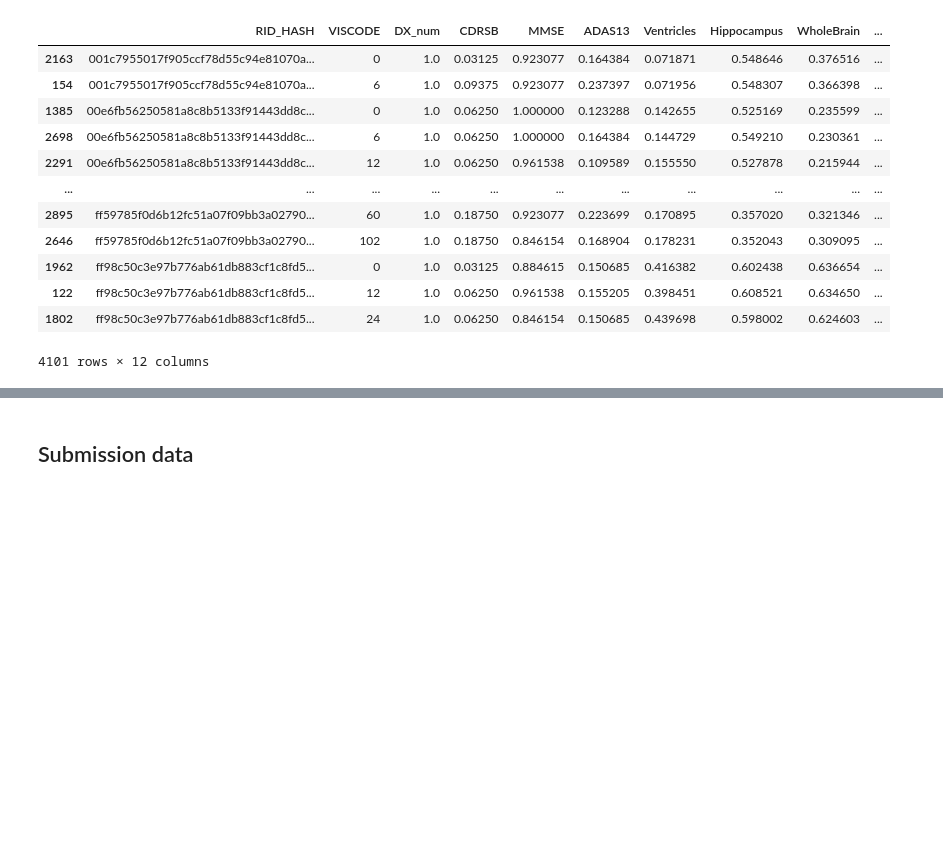
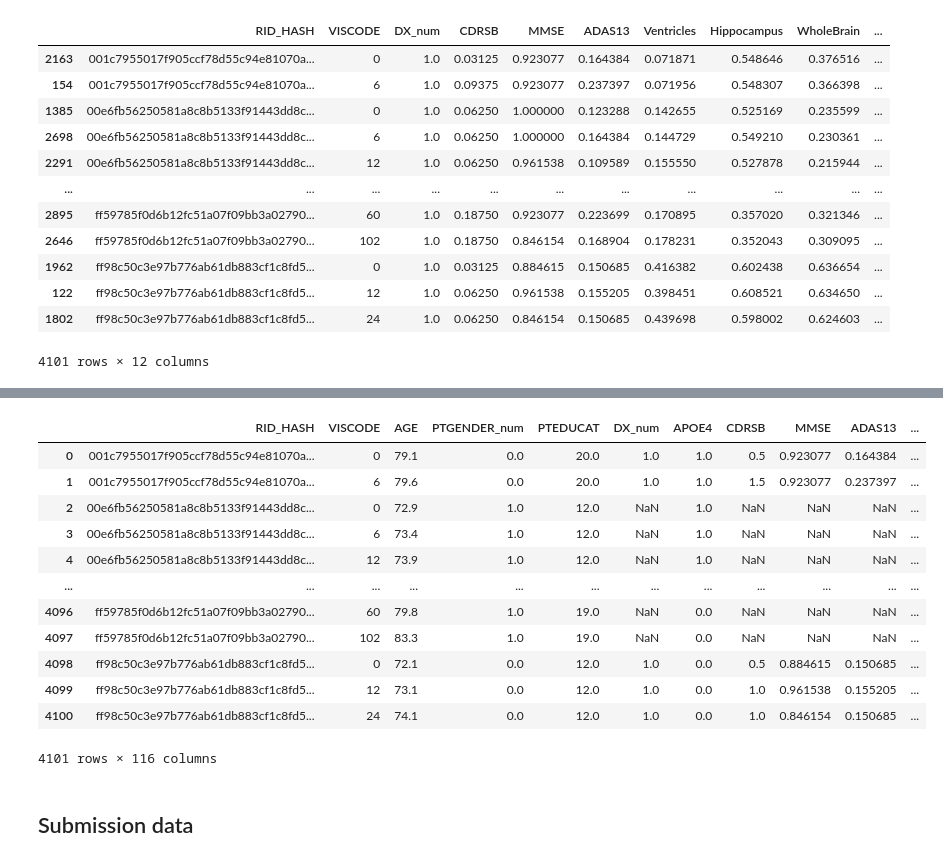
Before and after one commit to bcebere/genentech-404-challenge, a Jupyter notebook: explore_score_take7.ipynb, the cells around one changed output, grey strips where cells are left out. Cells and saved outputs as stored; diff of their text form; code cells hidden in the pictures; blank space fills up the shorter version.

```diff
--- a/explore_score_take7.ipynb
+++ b/explore_score_take7.ipynb
@@ -739,0 +785,61 @@ train_latents["LSTM"][0]
+# %%
+def map_latent_columns(s: str):
+    return f"latent_{s}"
+
+
+def expand_input_df(ref_df, mode):
+    ref_id = dataframe_hash(ref_df)
+    bkp_file = workspace / f"latent_ext_version_{ref_id}_{mode}.csv"
+
+    if bkp_file.exists():
+        return pd.read_csv(bkp_file)
+    latent = generate_latent_repr(ref_df, mode = mode)
+    latent = latent.rename(map_latent_columns, axis = "columns")
+
+    output = ref_df.copy()
+    output[latent.columns] = 0
+
+    for rid in ref_df["RID_HASH"].unique():
+        local_latent = latent[latent["latent_RID_HASH"] == rid].values
+        assert len(local_latent) == 1
+        assert len(local_latent[0]) == len(latent.columns)
+
+        output.loc[output["RID_HASH"] == rid, latent.columns] = local_latent
+    output = output.drop(columns = ["latent_RID_HASH"])
+    output = output.reset_index(drop = True)
+
+    output.to_csv(bkp_file, index = None)
+    return output
+
+def prepare_imputation_input(ref_df, mode):
+    ext_ref_df = expand_input_df(ref_df, mode = mode)
+
+    ext_ref_df = prepare_consts(dev_set, ext_ref_df)
+    ext_ref_df = prepare_age(dev_set, ext_ref_df)
+
+    return ext_ref_df
+
+eval_mode = "Transformer"
+dev_1_ext = prepare_imputation_input(dev_1, mode = eval_mode)
+dev_2_ext = prepare_imputation_input(dev_2, mode = eval_mode)
+dev_sim_A_ext = prepare_imputation_input(dev_sim_A, mode = eval_mode)
+dev_sim_B_ext = prepare_imputation_input(dev_sim_B, mode = eval_mode)
+test_A_ext = prepare_imputation_input(test_A, mode = eval_mode)
+test_B_ext = prepare_imputation_input(test_B, mode = eval_mode)
+dev_set_ext = prepare_imputation_input(dev_set, mode = eval_mode)
+
+dev_1_ext
+# %% [output]
+|  | RID_HASH | VISCODE | AGE | PTGENDER_num | PTEDUCAT | DX_num | APOE4 | CDRSB | MMSE | ADAS13 | ... |
+| 0 | 001c7955017f905ccf78d55c94e81070a... | 0 | 79.1 | 0.0 | 20.0 | 1.0 | 1.0 | 0.5 | 0.923077 | 0.164384 | ... |
+| 1 | 001c7955017f905ccf78d55c94e81070a... | 6 | 79.6 | 0.0 | 20.0 | 1.0 | 1.0 | 1.5 | 0.923077 | 0.237397 | ... |
+| 2 | 00e6fb56250581a8c8b5133f91443dd8c... | 0 | 72.9 | 1.0 | 12.0 | NaN | 1.0 | NaN | NaN | NaN | ... |
+| 3 | 00e6fb56250581a8c8b5133f91443dd8c... | 6 | 73.4 | 1.0 | 12.0 | NaN | 1.0 | NaN | NaN | NaN | ... |
+| 4 | 00e6fb56250581a8c8b5133f91443dd8c... | 12 | 73.9 | 1.0 | 12.0 | NaN | 1.0 | NaN | NaN | NaN | ... |
+| ... | ... | ... | ... | ... | ... | ... | ... | ... | ... | ... | ... |
+| 4096 | ff59785f0d6b12fc51a07f09bb3a02790... | 60 | 79.8 | 1.0 | 19.0 | NaN | 0.0 | NaN | NaN | NaN | ... |
+| 4097 | ff59785f0d6b12fc51a07f09bb3a02790... | 102 | 83.3 | 1.0 | 19.0 | NaN | 0.0 | NaN | NaN | NaN | ... |
+| 4098 | ff98c50c3e97b776ab61db883cf1c8fd5... | 0 | 72.1 | 0.0 | 12.0 | 1.0 | 0.0 | 0.5 | 0.884615 | 0.150685 | ... |
+| 4099 | ff98c50c3e97b776ab61db883cf1c8fd5... | 12 | 73.1 | 0.0 | 12.0 | 1.0 | 0.0 | 1.0 | 0.961538 | 0.155205 | ... |
+| 4100 | ff98c50c3e97b776ab61db883cf1c8fd5... | 24 | 74.1 | 0.0 | 12.0 | 1.0 | 0.0 | 1.0 | 0.846154 | 0.150685 | ... |
+4101 rows × 116 columns
```
Also changed, not shown: parts of 19 cells of this notebook, 1 other file.
